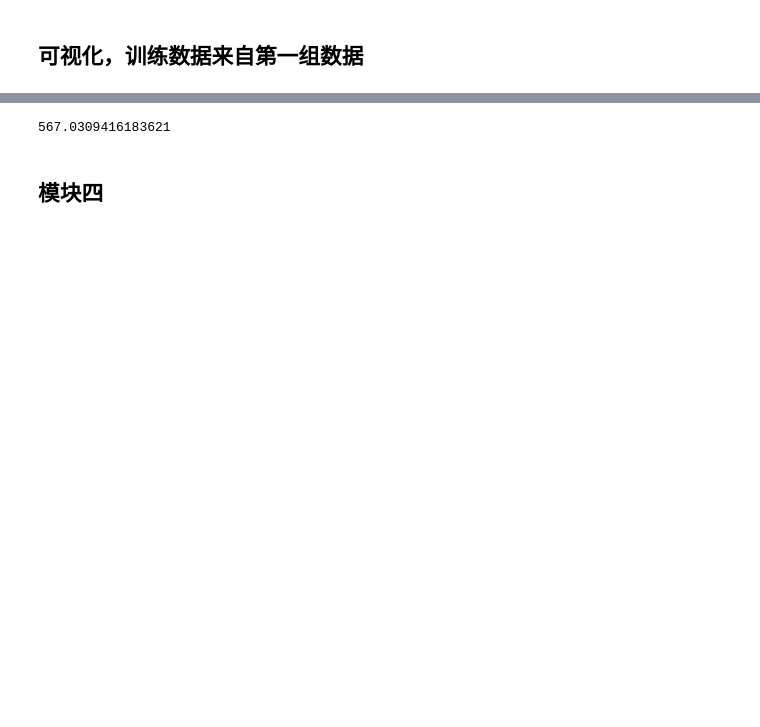
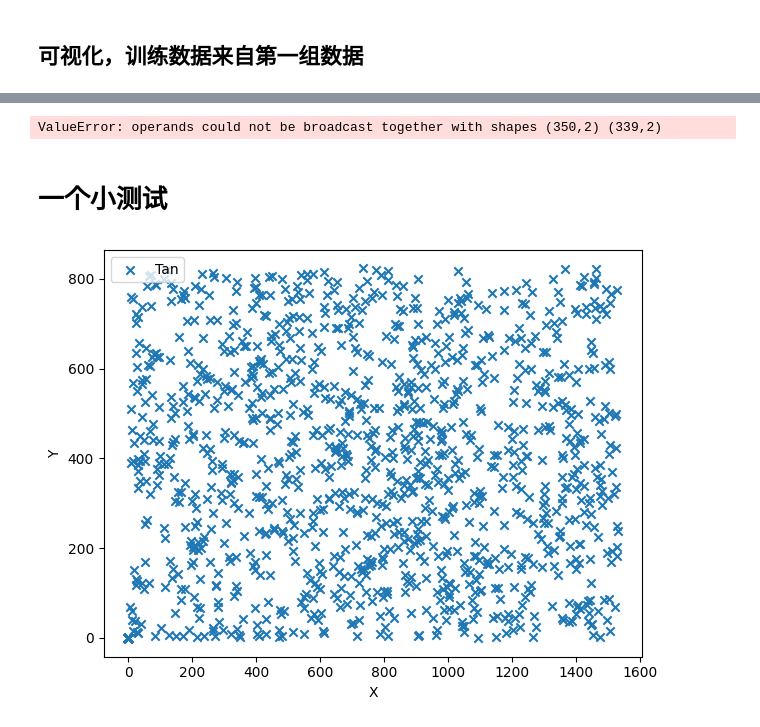
Before and after one commit to OYTubo/GazeNormalization, a Jupyter notebook: analyze.ipynb, the cells around one changed output, grey strips where cells are left out. Drawn from its saved outputs; the diff is of its cells as text; code cells hidden in the pictures; blank space fills up the shorter version.

```diff
--- a/analyze.ipynb
+++ b/analyze.ipynb
@@ -355,7 +443,42 @@ TypeError: list indices must be integers or slices, not tuple
 # %%
-l2 = np.linalg.norm(tmp_gt[:99]-refine_pred[:99],axis = 1)
-print(np.mean(l2))
+l2 = np.linalg.norm(sc_all-gt_all_scale,axis = 1)
+print('history {}, pred all, error {}'.format(-1,np.mean(l2)))
 # %% [output]
-567.0309416183621
+ValueError: operands could not be broadcast together with shapes (350,2) (339,2)
 # %% [markdown]
-## 模块四
+# 一个小测试
+# %%
+import matplotlib.pyplot as plt
+
+# 读取txt文件
+file_path = './coordinate_test.txt'
+with open(file_path, 'r') as file:
+    lines = file.readlines()
+
+tan = []
+chen = []
+# 提取符合条件的行的坐标信息并绘制图形
+for line in lines:
+    # 分割每一行的数据
+    data = line.strip().split(',')
+    x = int(data[-2])
+    y = int(data[-1])
+    # 检查第二列是否为'tan'
+    if data[1].lower() == 'tan':
+        # 提取最后两位坐标信息
+        tan.append([x,y])
+        # 绘制点
+    else:
+        chen.append([x,y])
+tan = np.asarray(tan).reshape((-1,2))
+chen = np.asarray(chen).reshape((-1,2))
+# %%
+plt.scatter(tan[:,0],tan[:,1],marker='x', label=f'Tan')
+plt.xlabel('X')
+plt.ylabel('Y')
+plt.legend()
+
+plt.tight_layout()
+plt.show()
+# %% [output]
+[figure, added]
```
Also changed, not shown: parts of 17 cells of this notebook, 7 other files.
